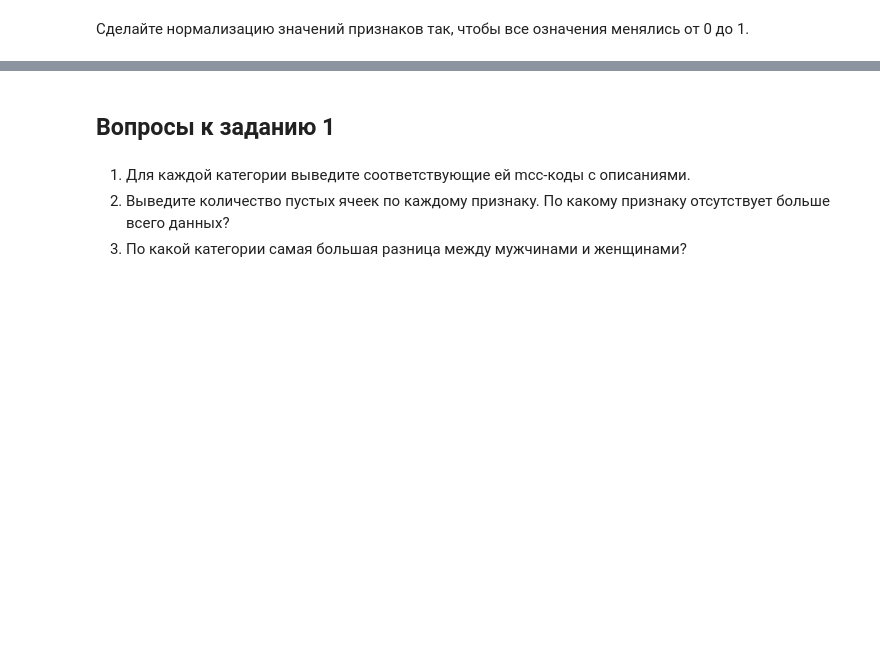
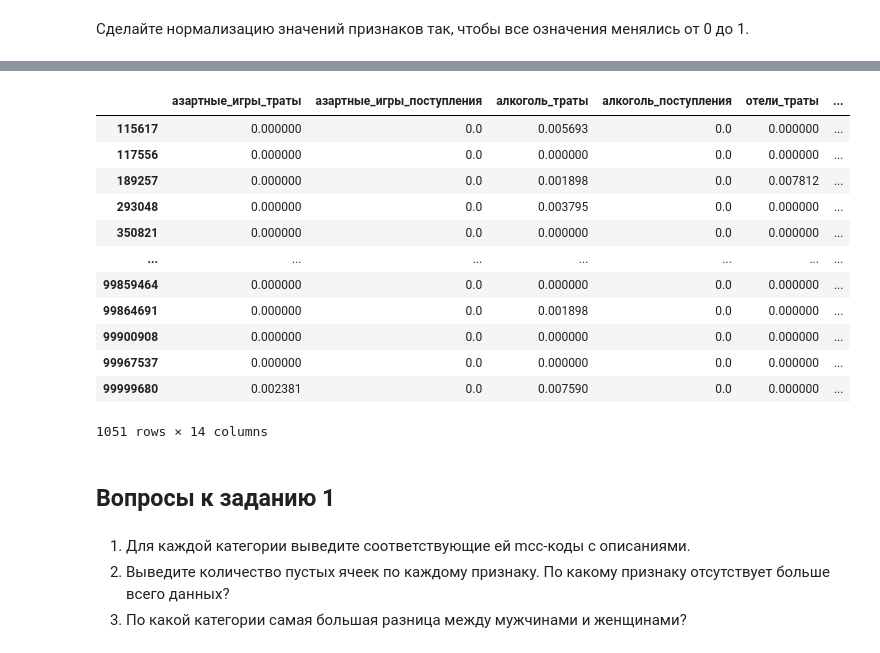
Before and after one commit to ZadneprovskiyNikolay/ml_labs, a Jupyter notebook: КР2_Заднепровский_Н_В_М33091.ipynb, the cells around one changed output, grey strips where cells are left out. Cells and saved outputs as stored; diff of their text form; code cells hidden in the pictures; blank space fills up the shorter version.

```diff
--- a/КР2_Заднепровский_Н_В_М33091.ipynb
+++ b/КР2_Заднепровский_Н_В_М33091.ipynb
@@ -71,0 +156,8 @@ else:
+# %%
+import numpy as np
+
+customer_genders = gender_train
+customer_genders.set_index('customer_id', inplace=True)
+customer_ids = set(X.index)
+y = customer_genders[customer_genders.index.isin(customer_ids)].sort_index()
+y
@@ -72,3 +179,21 @@ else:
+# %%
+customer_ids_with_gender = set(y.index)
+X = X[X.index.isin(customer_ids_with_gender)].sort_index() # оставляем только те датапоинты где определен целевой признак
+X
+# %% [output]
+|  | азартные_игры_траты | азартные_игры_поступления | алкоголь_траты | алкоголь_поступления | отели_траты | ... |
+| 115617 | 0.000000 | 0.0 | 0.005693 | 0.0 | 0.000000 | ... |
+| 117556 | 0.000000 | 0.0 | 0.000000 | 0.0 | 0.000000 | ... |
+| 189257 | 0.000000 | 0.0 | 0.001898 | 0.0 | 0.007812 | ... |
+| 293048 | 0.000000 | 0.0 | 0.003795 | 0.0 | 0.000000 | ... |
+| 350821 | 0.000000 | 0.0 | 0.000000 | 0.0 | 0.000000 | ... |
+| ... | ... | ... | ... | ... | ... | ... |
+| 99859464 | 0.000000 | 0.0 | 0.000000 | 0.0 | 0.000000 | ... |
+| 99864691 | 0.000000 | 0.0 | 0.001898 | 0.0 | 0.000000 | ... |
+| 99900908 | 0.000000 | 0.0 | 0.000000 | 0.0 | 0.000000 | ... |
+| 99967537 | 0.000000 | 0.0 | 0.000000 | 0.0 | 0.000000 | ... |
+| 99999680 | 0.002381 | 0.0 | 0.007590 | 0.0 | 0.000000 | ... |
+1051 rows × 14 columns
 # %% [markdown]
 ## Вопросы к заданию 1
 # %% [markdown]
```
Also changed, not shown: parts of 23 cells of this notebook.
